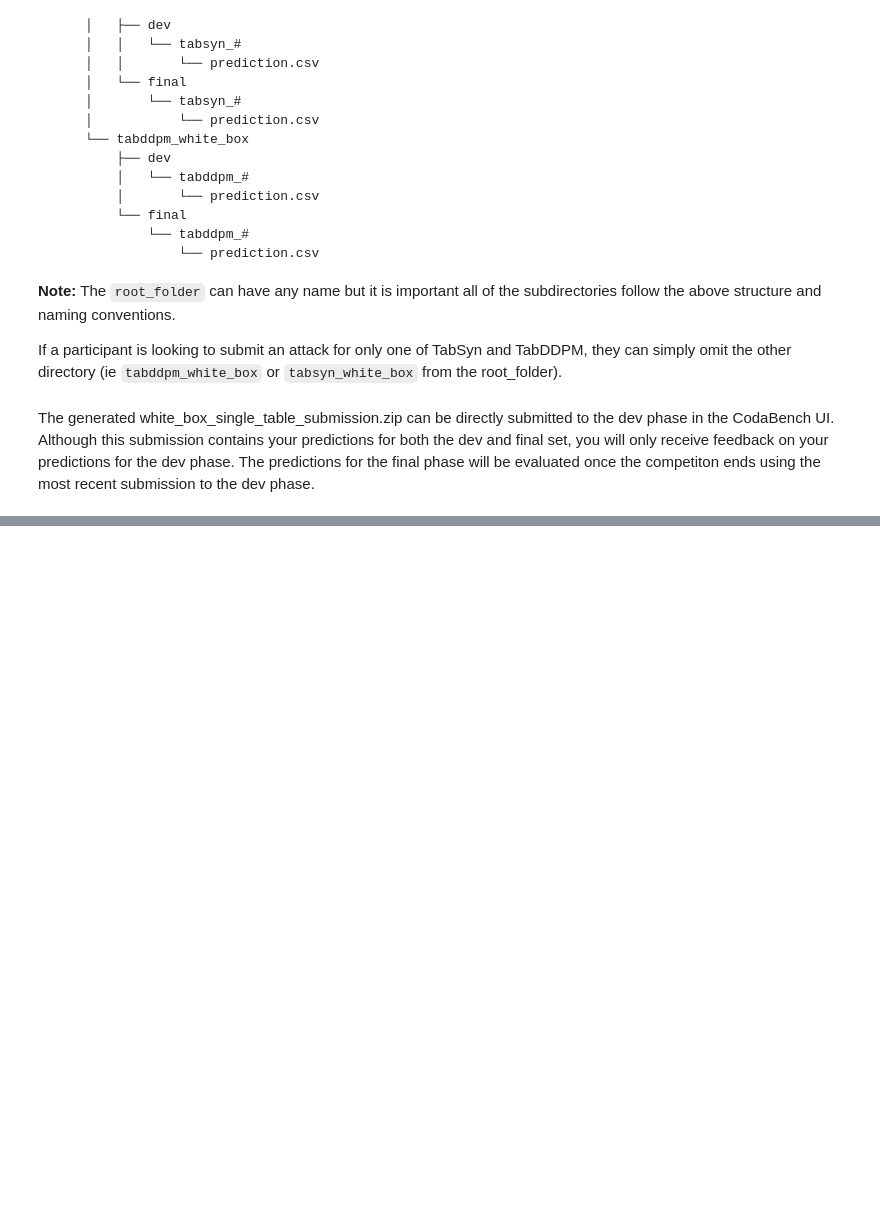
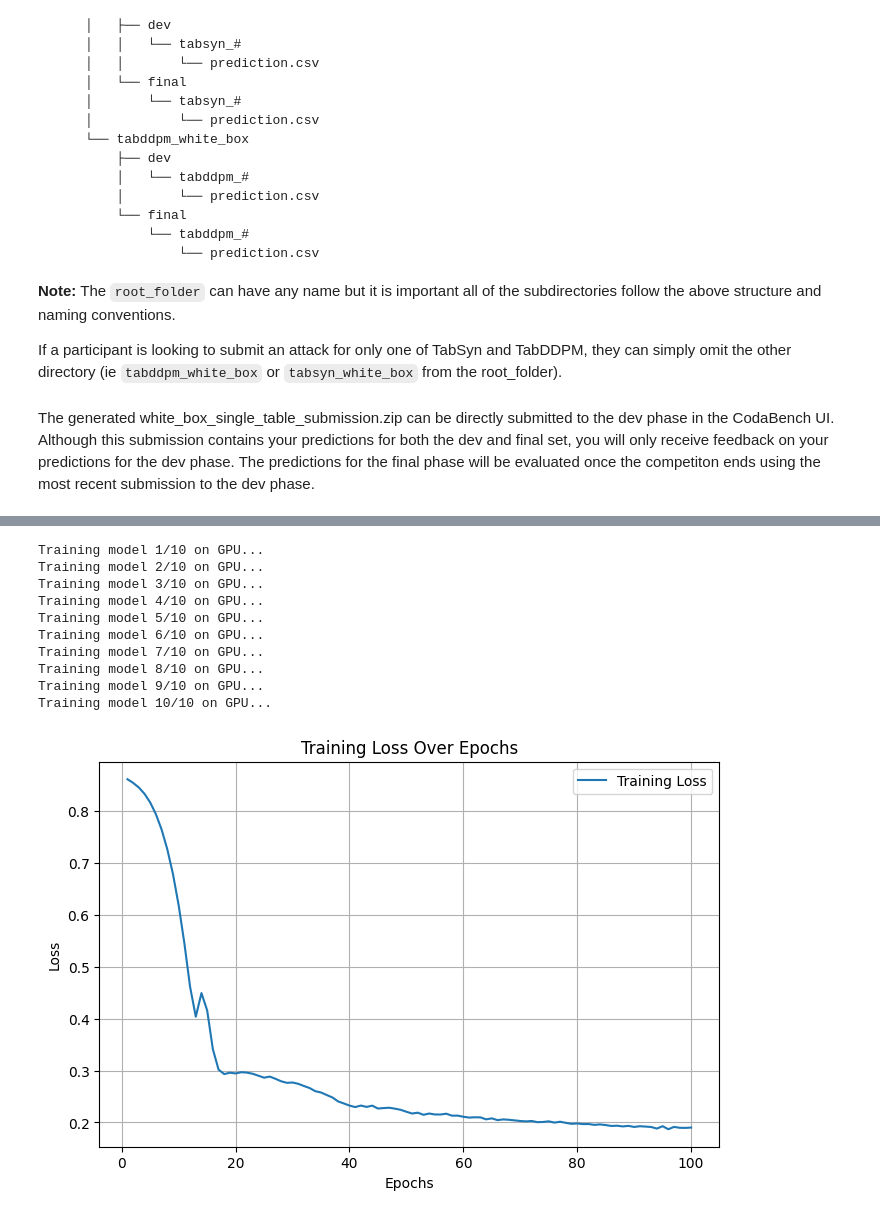
Before and after one commit to viditagg2005/MIDSTModels, a Jupyter notebook: starter_kits/whitebox_single_table.ipynb, the cells around one changed output, grey strips where cells are left out. Drawn from its saved outputs; the diff is of its cells as text; code cells hidden in the pictures; blank space fills up the shorter version.

Commit message:
initial quantile regressor implmntn

```diff
--- a/starter_kits/whitebox_single_table.ipynb
+++ b/starter_kits/whitebox_single_table.ipynb
@@ -189,0 +234,2 @@ The generated white_box_single_table_submission.zip can be directly submitted to
+# %%
+models = clava_load_pretrained(relation_order, save_dir)
@@ -189,0 +266,3 @@ The generated white_box_single_table_submission.zip can be directly submitted to
+# %%
+model = models[(None,'trans')]['diffusion']
+model
@@ -189,0 +307,2 @@ The generated white_box_single_table_submission.zip can be directly submitted to
+# %%
+device = "cuda"
@@ -189,0 +681,48 @@ The generated white_box_single_table_submission.zip can be directly submitted to
+# %%
+# Split synthetic data into training and validation sets
+#synthetic_train, synthetic_val_ = train_test_split(train_features, test_size=0.2, random_state=42) # wrong as validation dataset same as training data
+
+synthetic_train = train_features
+synthetic_val = challenge_features
+
+# Compute reconstruction errors for synthetic data
+def compute_reconstruction_errors(data, model, t):
+    errors = []
+    for x in torch.tensor(data, dtype=torch.float32).to(device):
+        x = x.unsqueeze(0)  # Add batch dimension
+        error = compute_t_error(model, x, t)
+        errors.append(error.item())
+    return torch.tensor(errors, dtype=torch.float32)
+
+# Reconstruction errors for synthetic training and validation data
+synthetic_train_errors = compute_reconstruction_errors(synthetic_train, model, t=10)
+synthetic_val_errors = compute_reconstruction_errors(synthetic_val, model, t=10)
+# %%
+input_dim = synthetic_train.shape[1]
+quantile_regressor = QuantileRegressor(input_dim=input_dim).to(device)
+synthetic_train_tensor = torch.tensor(synthetic_train, dtype=torch.float32).to(device)
+
+# Train bagged quantile regressors
+num_bagged_models = 10  # Number of models in the ensemble
+bagged_models = train_bagged_regressors(synthetic_train_tensor, synthetic_train_errors, num_models=num_bagged_models,alpha=0.10, epochs=100, lr=0.005)
+
+train_quantile_regressor(
+    quantile_regressor,
+    synthetic_train_tensor,
+    synthetic_train_errors.to(device),
+    alpha=0.05,  # Set desired quantile (e.g., 5%)
+    epochs= 100,
+    lr=0.005,
+)
+# %% [output]
+Training model 1/10 on GPU...
+Training model 2/10 on GPU...
+Training model 3/10 on GPU...
+Training model 4/10 on GPU...
+Training model 5/10 on GPU...
+Training model 6/10 on GPU...
+Training model 7/10 on GPU...
+Training model 8/10 on GPU...
+Training model 9/10 on GPU...
+Training model 10/10 on GPU...
+[figure, added]
```
Also changed, not shown: parts of 35 cells of this notebook.
